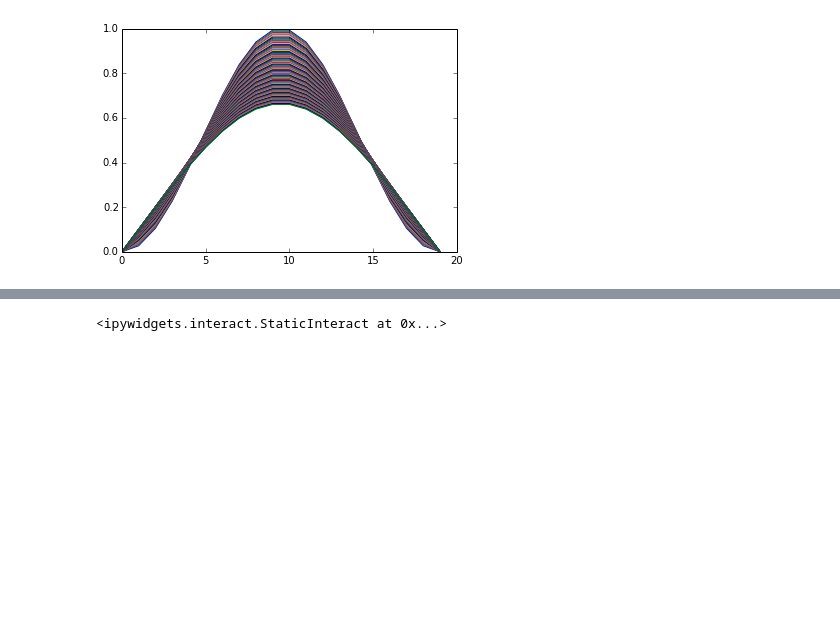
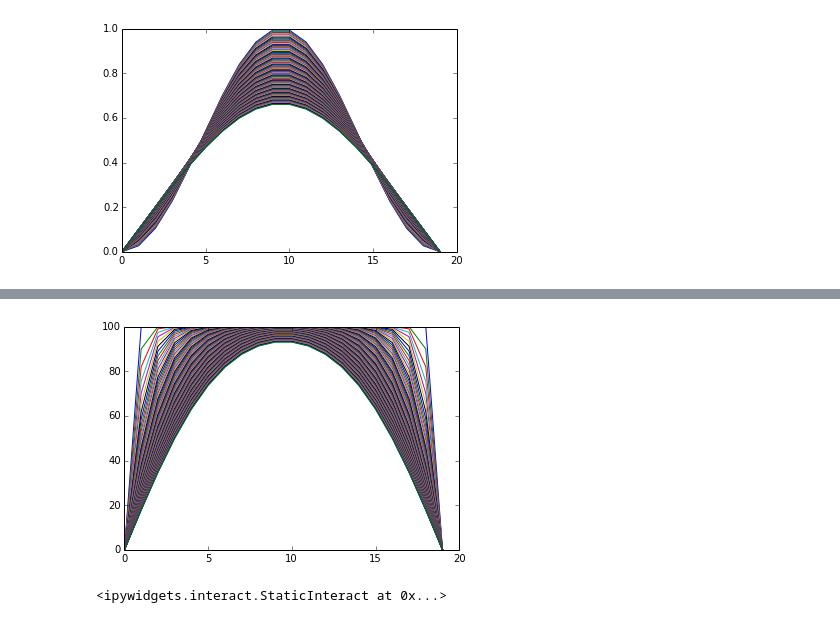
Before and after one commit to rahulporuri/fun_with_physics_models, a Jupyter notebook: diffusion.ipynb, the cells around one changed output, grey strips where cells are left out. Saved outputs shown, nothing was run; the diff lists cells and outputs as text; code cells hidden in the pictures; blank space fills up the shorter version.

```diff
--- a/diffusion.ipynb
+++ b/diffusion.ipynb
@@ -38,3 +38,7 @@ for i in range(len(T)):
     plt.plot(T[i])
 # %% [output]
 [figure]
+# %%
+T = np.zeros([100,20])
+T[0][1:-1] = 100.
+T
@@ -41,3 +53,15 @@ for i in range(len(T)):
+# %%
+i = 0
+while i < len(T)-1:
+    for j in range(1,len(T[0])-1):
+        T[i+1][j] = T[i][j] +(1./10)*(T[i][j-1] +T[i][j+1] -2*T[i][j])
+    i += 1
+# %%
+plt.hold(True)
+for i in range(len(T)):
+    plt.plot(T[i])
+# %% [output]
+[figure, added]
 # %%
 from ipywidgets import StaticInteract, RangeWidget, RadioWidget
 # %%
```
Also changed, not shown: parts of 16 cells of this notebook, 5 other files.
